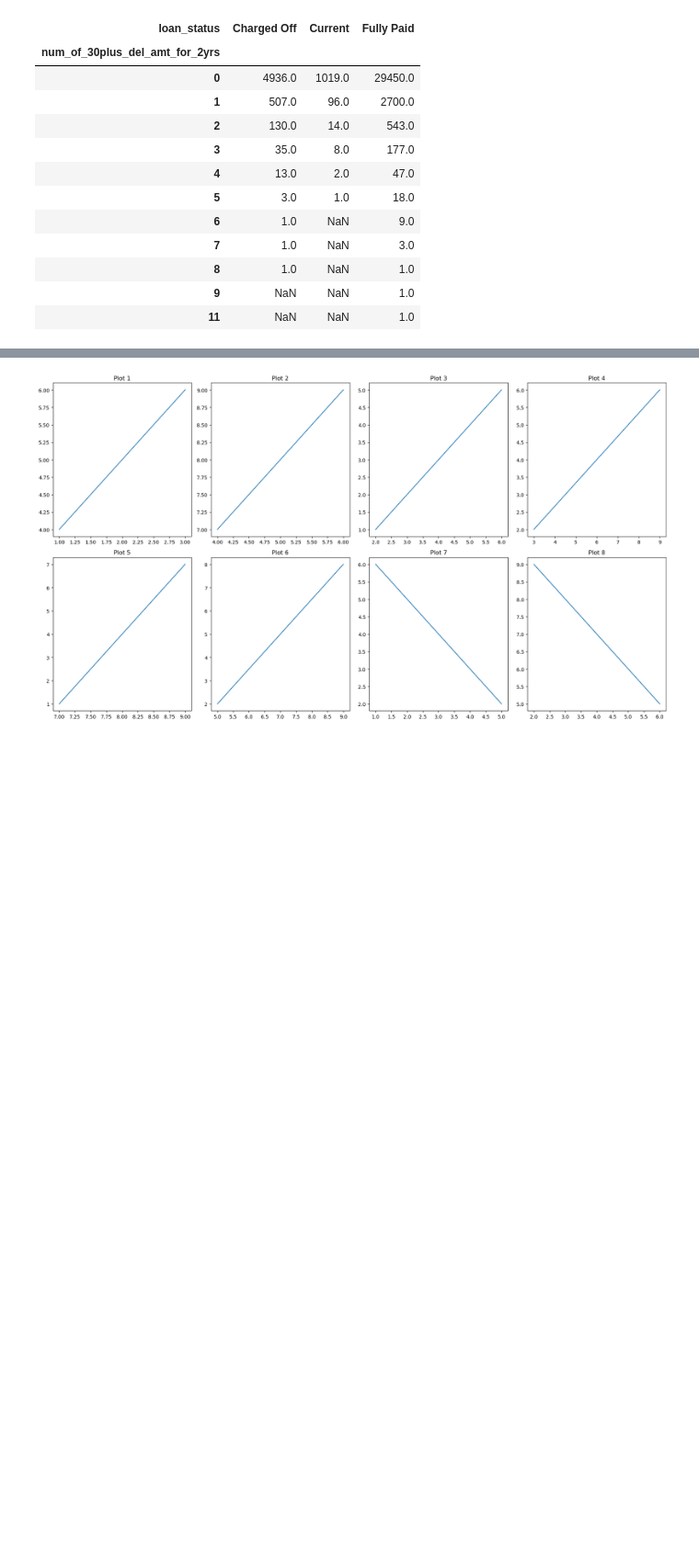
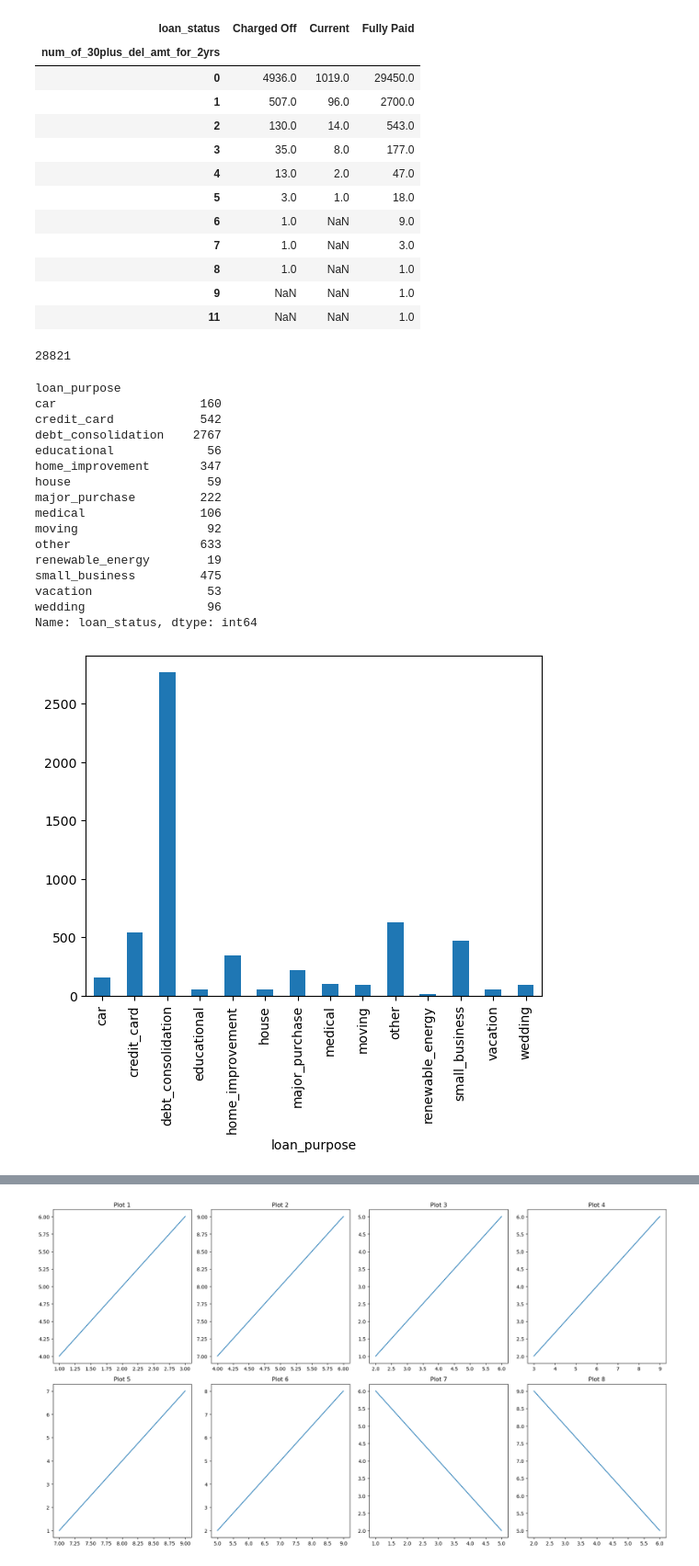
Before and after one commit to nikhil-mothkuri/Lending_Case_Study_Upgrad, a Jupyter notebook: LendingCase.ipynb, the cells around one changed output, grey strips where cells are left out. Shown at 92% size. Saved outputs shown, nothing was run; the diff lists cells and outputs as text; code cells hidden in the pictures; blank space fills up the shorter version.

```diff
--- a/LendingCase.ipynb
+++ b/LendingCase.ipynb
@@ -470,3 +471,33 @@ pd.pivot_table(udf,values='loan_status_value',index='num_of_30plus_del_amt_for_2
 | 8 | 1.0 | NaN | 1.0 |
 | 9 | NaN | NaN | 1.0 |
 | 11 | NaN | NaN | 1.0 |
+# %%
+len(set(udf.borrower_emplymnt_title))
+# %% [output]
+28821
+# %%
+grpd_lnstatus = udf[udf.loan_status_value == -1].groupby(by='loan_purpose')['loan_status'].count()
+grpd_lnstatus.plot(kind='bar')
+grpd_lnstatus
+
+
+#plt.xlabel('loan_purpose')
+#plt.ylabel('Count')
+# %% [output]
+loan_purpose
+car                    160
+credit_card            542
+debt_consolidation    2767
+educational             56
+home_improvement       347
+house                   59
+major_purchase         222
+medical                106
+moving                  92
+other                  633
+renewable_energy        19
+small_business         475
+vacation                53
+wedding                 96
+Name: loan_status, dtype: int64
+[figure, added]
```
Also changed, not shown: parts of 11 cells of this notebook.
